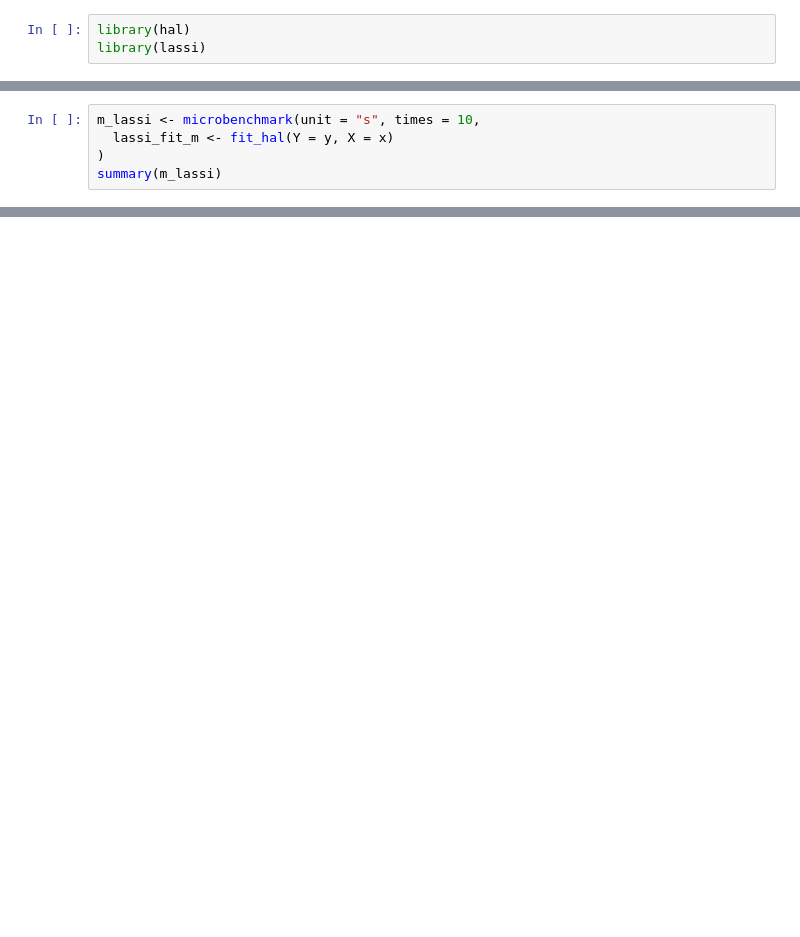
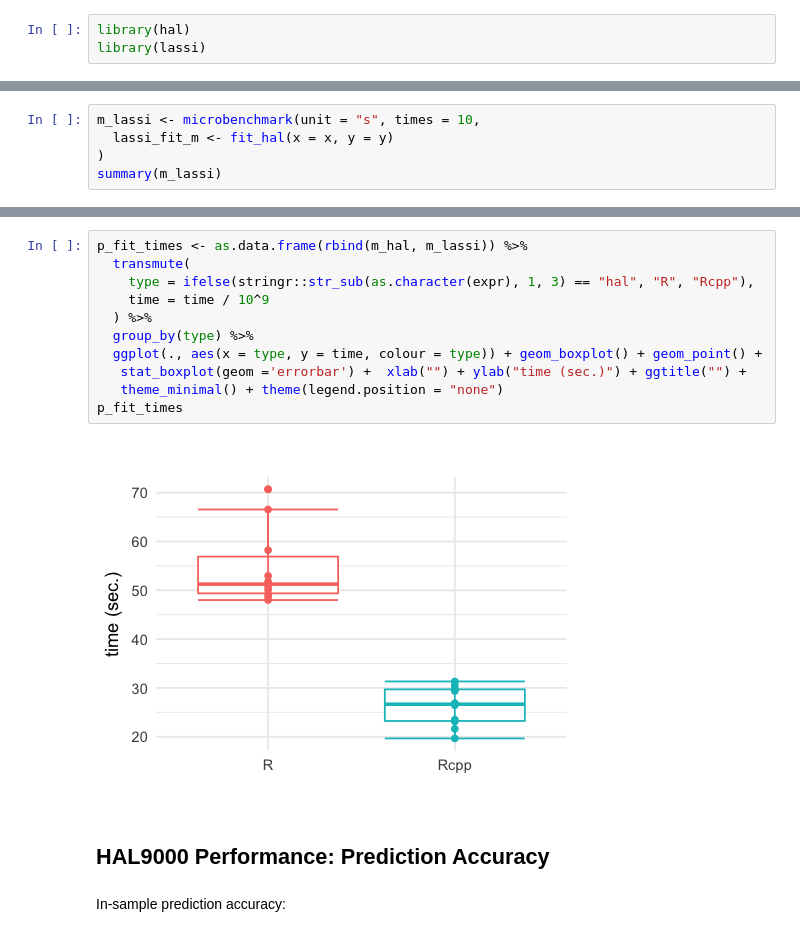
Before and after one commit to tlverse/hal9001, a Jupyter notebook: sandbox/hal9000.ipynb, the cells around one changed output, grey strips where cells are left out. Drawn from its saved outputs; the diff is of its cells as text; blank space fills up the shorter version.

```diff
--- a/sandbox/hal9000.ipynb
+++ b/sandbox/hal9000.ipynb
@@ -46,5 +121,5 @@ lassi_fit$times
 # %%
 m_lassi <- microbenchmark(unit = "s", times = 10,
-  lassi_fit_m <- fit_hal(Y = y, X = x)
+  lassi_fit_m <- fit_hal(x = x, y = y)
 )
 summary(m_lassi)
@@ -50,0 +152,17 @@ summary(m_lassi)
+# %%
+p_fit_times <- as.data.frame(rbind(m_hal, m_lassi)) %>%
+  transmute(
+    type = ifelse(stringr::str_sub(as.character(expr), 1, 3) == "hal", "R", "Rcpp"),
+    time = time / 10^9
+  ) %>%
+  group_by(type) %>%
+  ggplot(., aes(x = type, y = time, colour = type)) + geom_boxplot() + geom_point() +
+   stat_boxplot(geom ='errorbar') +  xlab("") + ylab("time (sec.)") + ggtitle("") +
+   theme_minimal() + theme(legend.position = "none")
+p_fit_times
+# %% [output]
+[figure, added]
+# %% [markdown]
+## HAL9000 Performance: Prediction Accuracy
+# %% [markdown]
+In-sample prediction accuracy:
```
Also changed, not shown: parts of 35 cells of this notebook.
